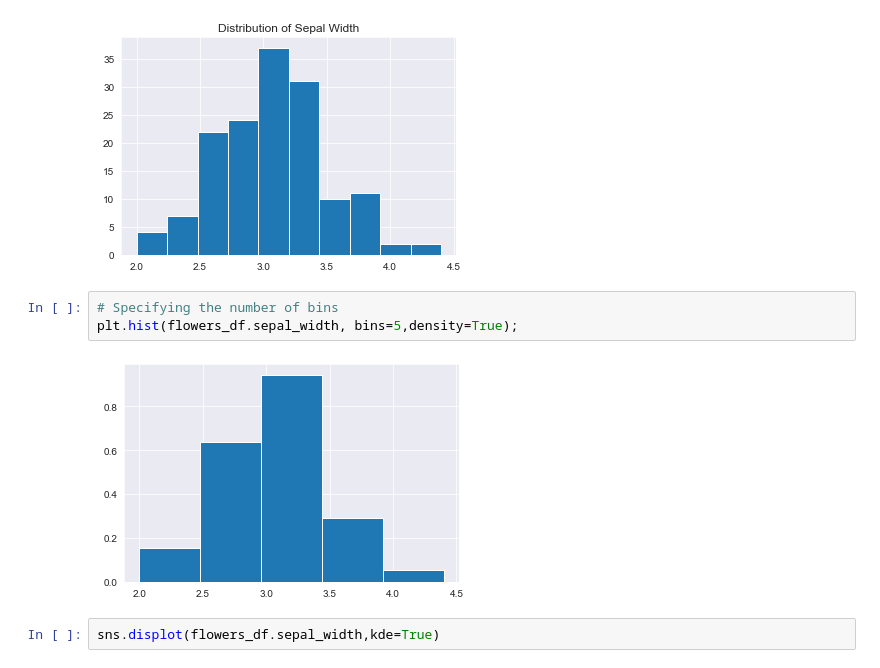
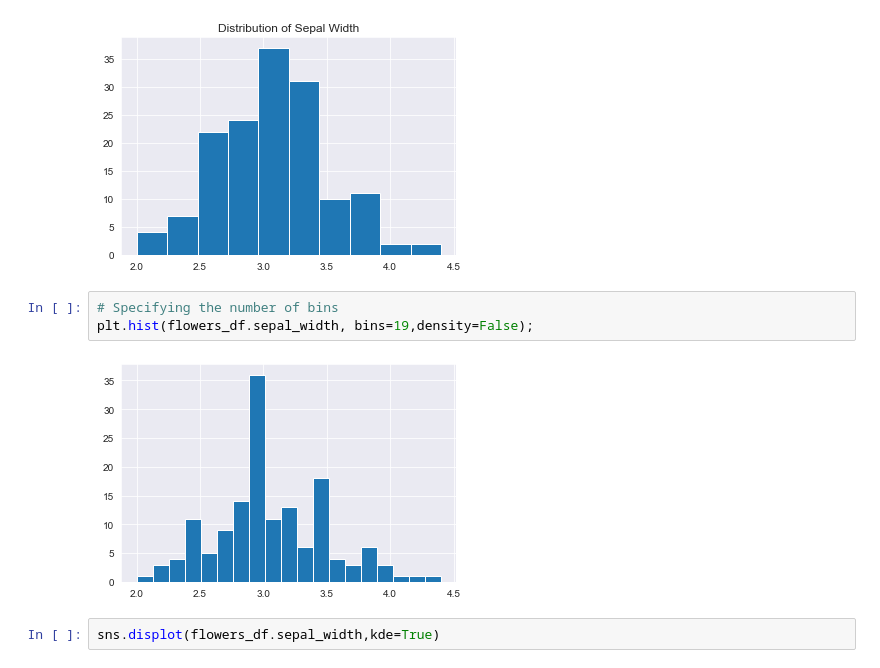
Before and after one commit to anilgujiri/BIA, a Jupyter notebook: Day6 - Matplotlib/Data Visualization.ipynb, the cells around one changed output. Drawn from its saved outputs; the diff is of its cells as text.

```diff
--- a/Day6 - Matplotlib/Data Visualization.ipynb
+++ b/Day6 - Matplotlib/Data Visualization.ipynb
@@ -219,9 +219,9 @@ plt.hist(flowers_df.sepal_width);
 [figure]
 # %%
 # Specifying the number of bins
-plt.hist(flowers_df.sepal_width, bins=5,density=True);
+plt.hist(flowers_df.sepal_width, bins=19,density=False);
 # %% [output]
-[figure, old version]
+[figure, new version]
 # %%
 sns.displot(flowers_df.sepal_width,kde=True)
 # %% [output]
```
Also changed, not shown: parts of 9 cells of this notebook, 3 other files.
